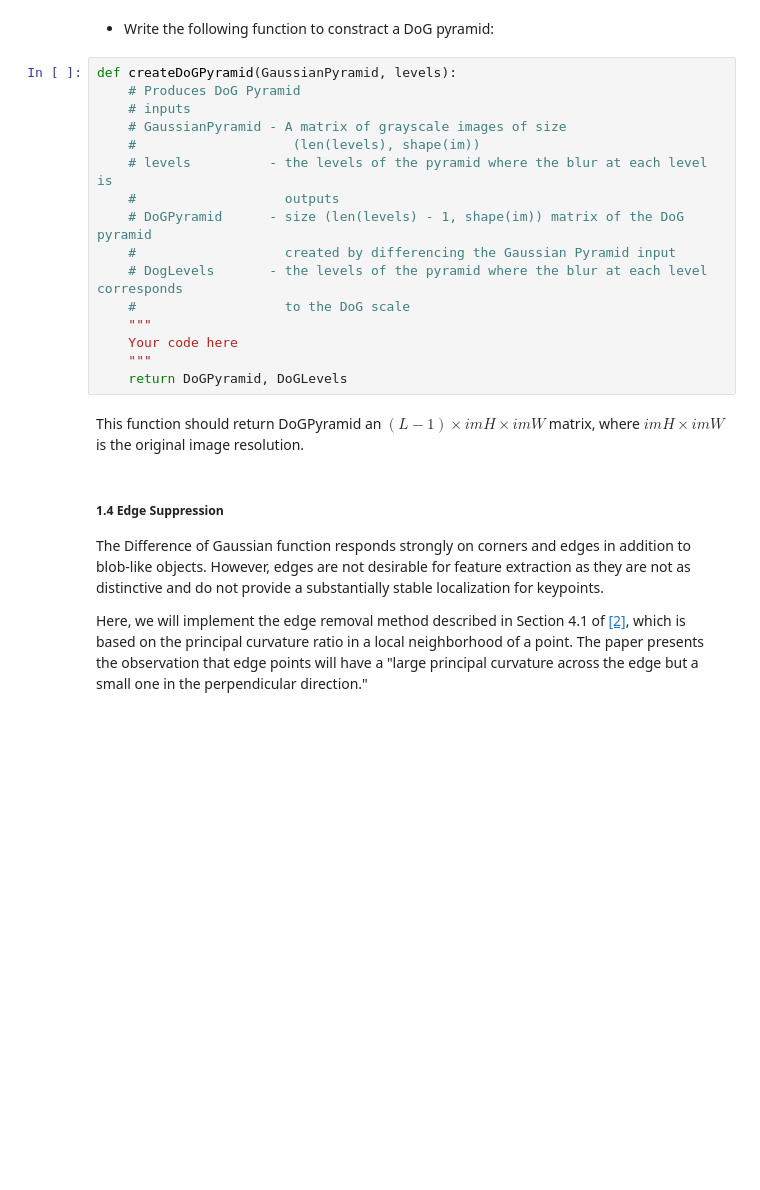
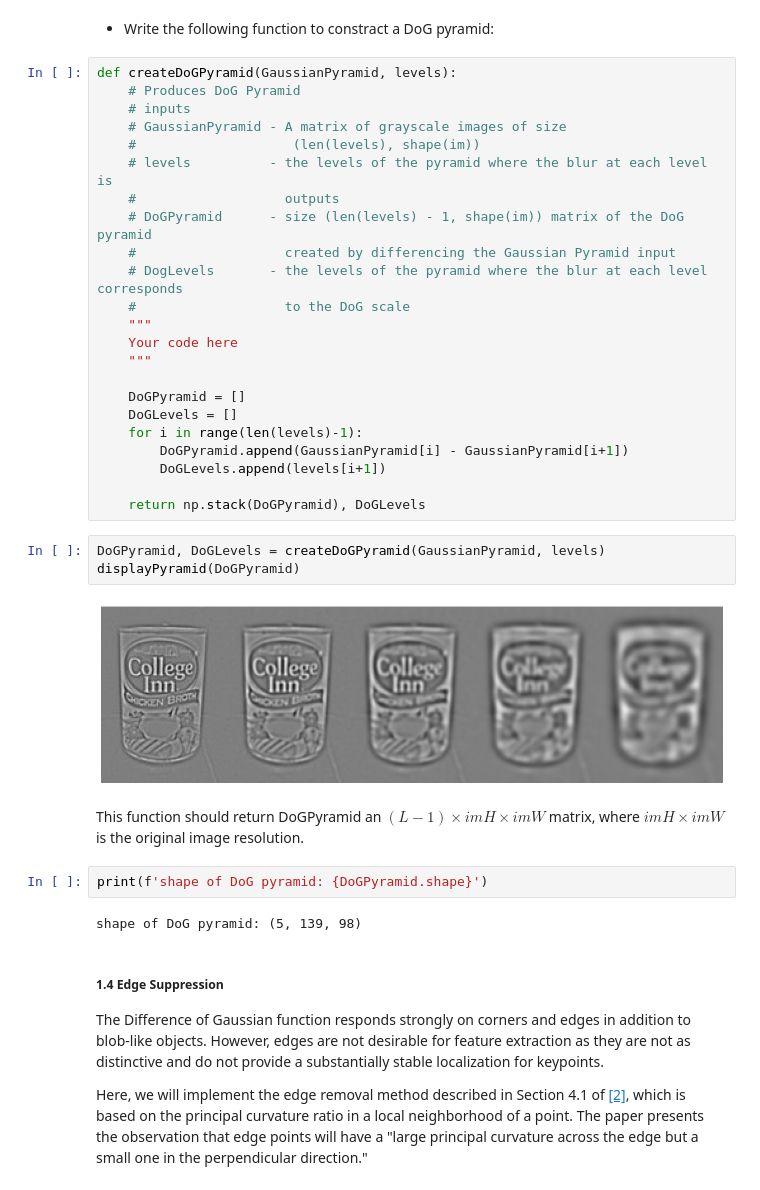
Before and after one commit to wr0om/ComputerVisionHW, a Jupyter notebook: HW2/ee046746_hw2_features.ipynb, the cells around one changed output. Saved outputs shown, nothing was run; the diff lists cells and outputs as text; blank space fills up the shorter version.

```diff
--- a/HW2/ee046746_hw2_features.ipynb
+++ b/HW2/ee046746_hw2_features.ipynb
@@ -143,9 +150,25 @@ def createDoGPyramid(GaussianPyramid, levels):
     """
     Your code here
     """
-    return DoGPyramid, DoGLevels
+
+    DoGPyramid = []
+    DoGLevels = []
+    for i in range(len(levels)-1):
+        DoGPyramid.append(GaussianPyramid[i] - GaussianPyramid[i+1])
+        DoGLevels.append(levels[i+1])
+
+    return np.stack(DoGPyramid), DoGLevels
+# %%
+DoGPyramid, DoGLevels = createDoGPyramid(GaussianPyramid, levels)
+displayPyramid(DoGPyramid)
+# %% [output]
+[figure, added]
 # %% [markdown]
 This function should return DoGPyramid an $(L-1)\times imH \times imW$ matrix, where $imH\times imW$ is the original image resolution.
+# %%
+print(f'shape of DoG pyramid: {DoGPyramid.shape}')
+# %% [output]
+shape of DoG pyramid: (5, 139, 98)
 # %% [markdown]
 ##### 1.4 Edge Suppression
 The Difference of Gaussian function responds strongly on corners and edges in addition to blob-like objects. However, edges are not desirable for feature extraction as they are not as distinctive and do not provide a substantially stable localization for keypoints.
```
Also changed, not shown: parts of 23 cells of this notebook, 3 other files.
